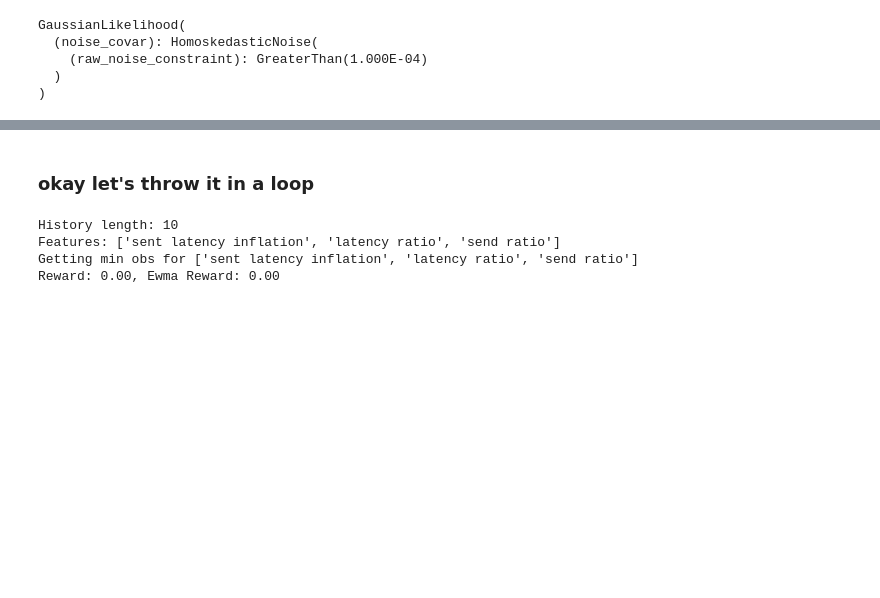
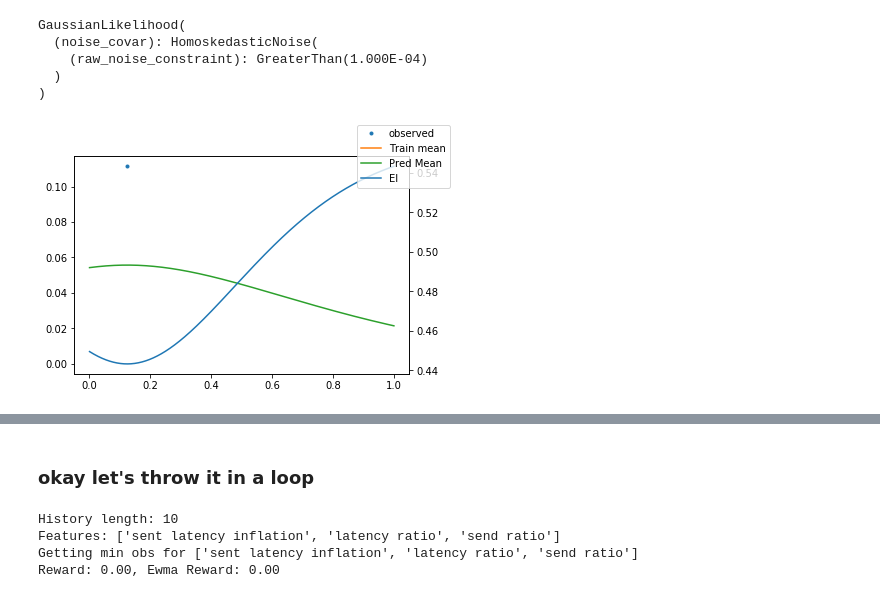
Before and after one commit to g-benton/PCC-RL, a Jupyter notebook: Notebooks/bayes_opt_interface.ipynb, the cells around one changed output, grey strips where cells are left out. Saved outputs shown, nothing was run; the diff lists cells and outputs as text; code cells hidden in the pictures; blank space fills up the shorter version.

```diff
--- a/Notebooks/bayes_opt_interface.ipynb
+++ b/Notebooks/bayes_opt_interface.ipynb
@@ -60,8 +61,10 @@ GaussianLikelihood(
 # %%
 test_points = torch.arange(1, 1000).float().div(1000)
 pred_dist = bayes_opt.surrogate_lh(bayes_opt.surrogate(test_points))
 
-EI = ntwrk.bayesopt.expected_improvement(pred_dist, best_y)
+EI = ntwrk.bayesopt.expected_improvement(bayes_opt, test_points, explore=0.)
+# %% [output]
+[figure, added]
 # %%
 plt.plot(test_points, pred_dist.mean.detach())
 plt.plot(test_points, EI.detach())
```
Also changed, not shown: parts of 9 cells of this notebook, 11 other files.
